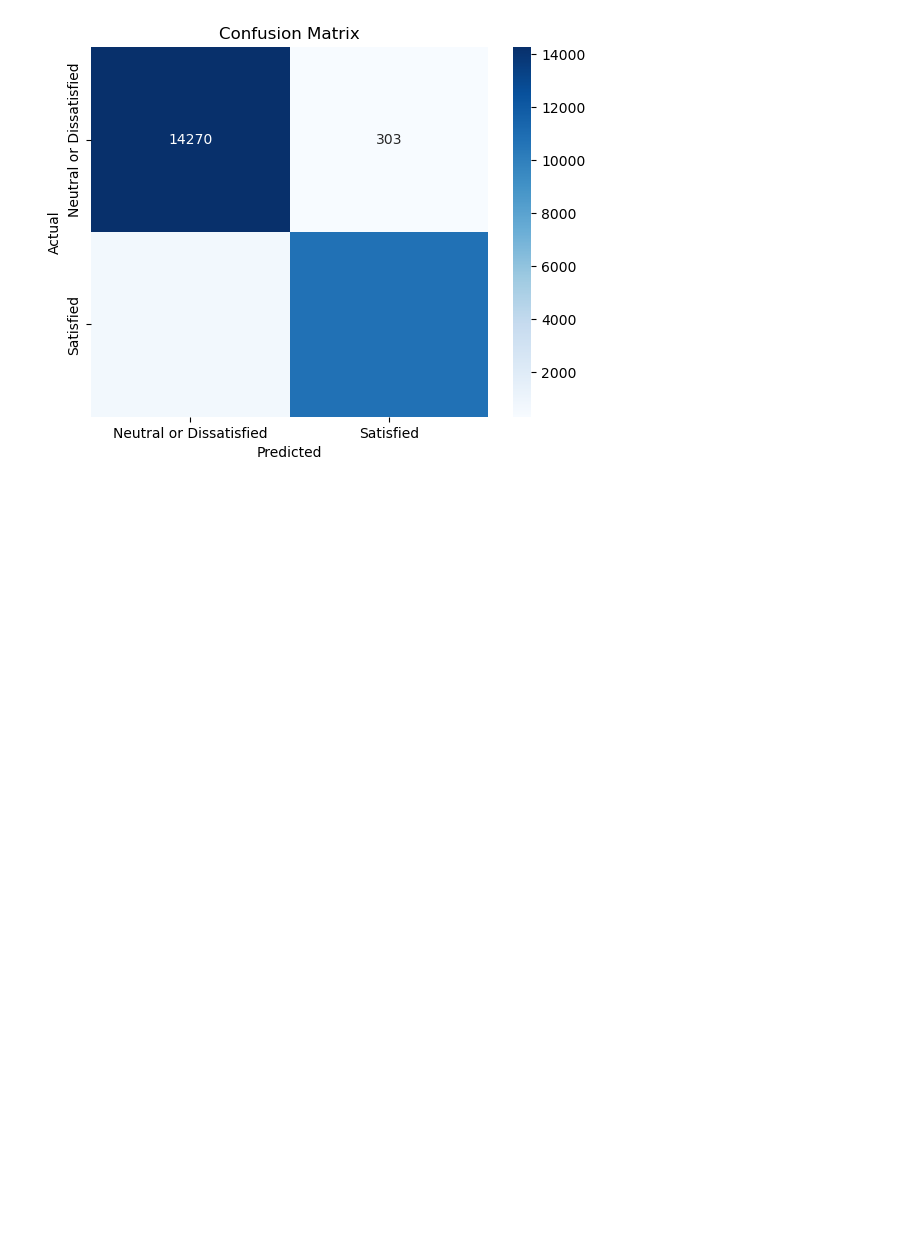
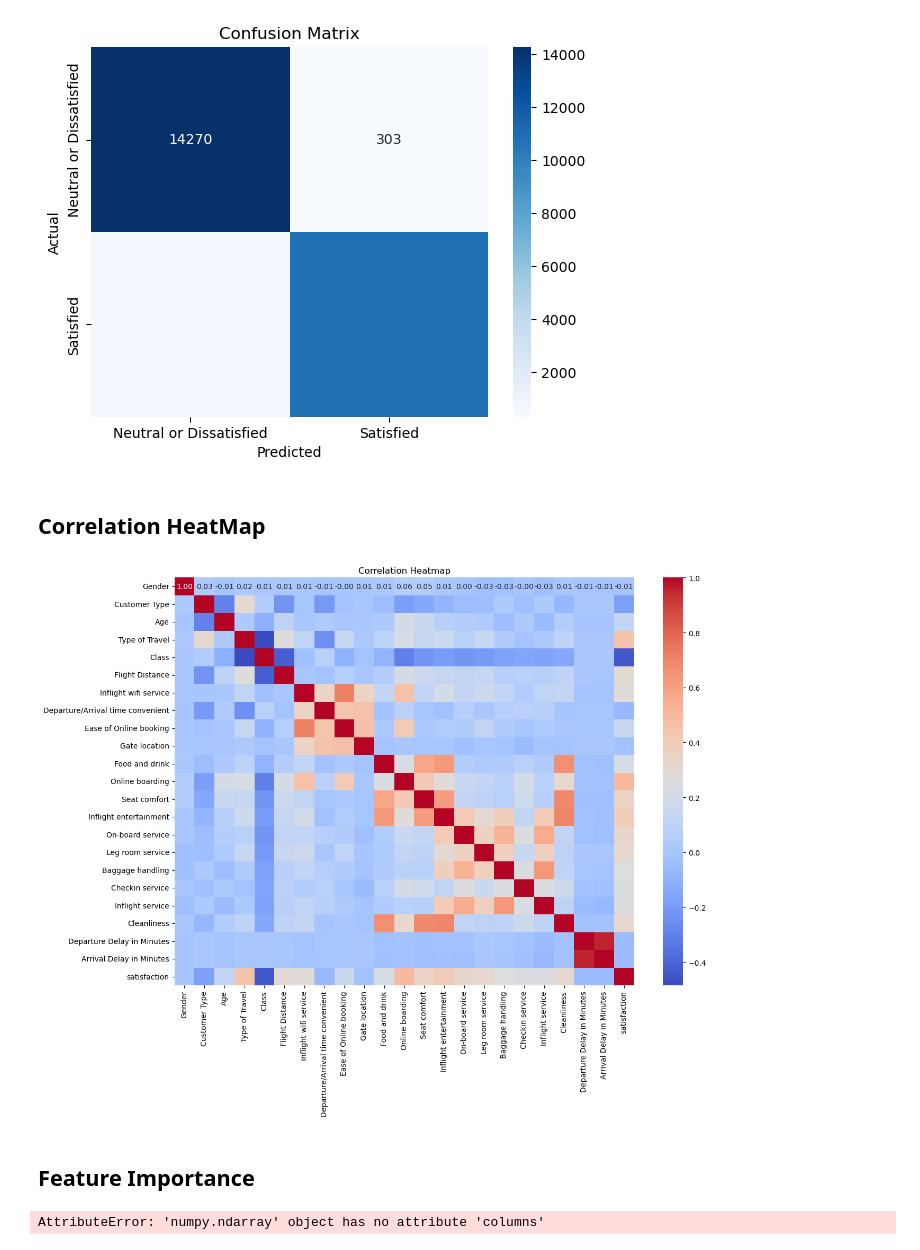
Before and after one commit to DayanAguilar/final_project_sis_int, a Jupyter notebook: neural_netowrk.ipynb, the cells around one changed output. Saved outputs shown, nothing was run; the diff lists cells and outputs as text; code cells hidden in the pictures; blank space fills up the shorter version.

```diff
--- a/neural_netowrk.ipynb
+++ b/neural_netowrk.ipynb
@@ -232,3 +236,27 @@ plt.ylabel('Actual')
 plt.show()
 # %% [output]
 [figure]
+# %% [markdown]
+## Correlation HeatMap
+# %%
+plt.figure(figsize=(14, 10))
+sns.heatmap(df.corr(), annot=True, cmap='coolwarm', fmt='.2f')
+plt.title('Correlation Heatmap')
+plt.show()
+# %% [output]
+[figure, added]
+# %% [markdown]
+## Feature Importance
+# %%
+feature_importances = model.feature_importances_
+features = X_train.columns
+importance_df = pd.DataFrame({'Feature': features, 'Importance': feature_importances})
+importance_df = importance_df.sort_values(by='Importance', ascending=False)
+
+sns.barplot(x='Importance', y='Feature', data=importance_df)
+plt.title('Feature Importance')
+plt.xlabel('Importance')
+plt.ylabel('Feature')
+plt.show()
+# %% [output]
+AttributeError: 'numpy.ndarray' object has no attribute 'columns'
```
Also changed, not shown: parts of 4 cells of this notebook.
